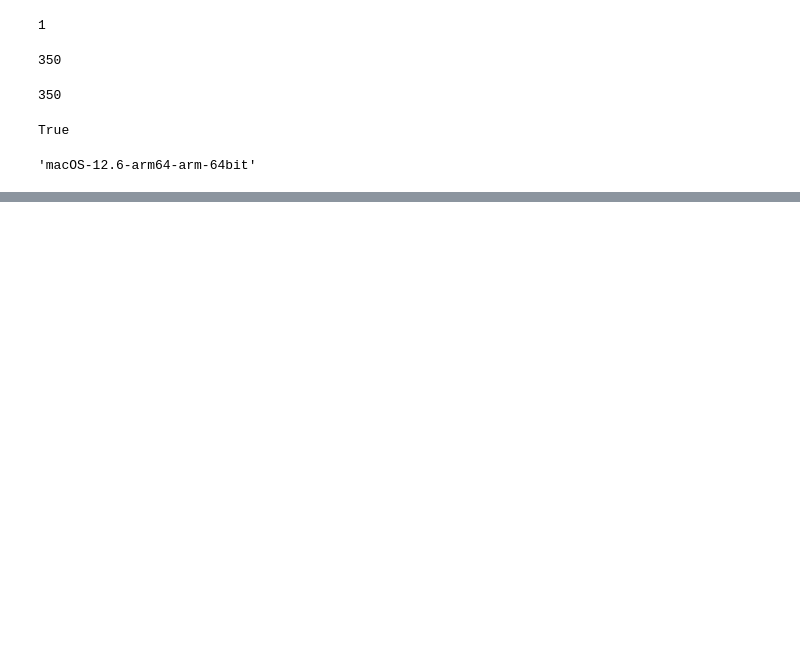
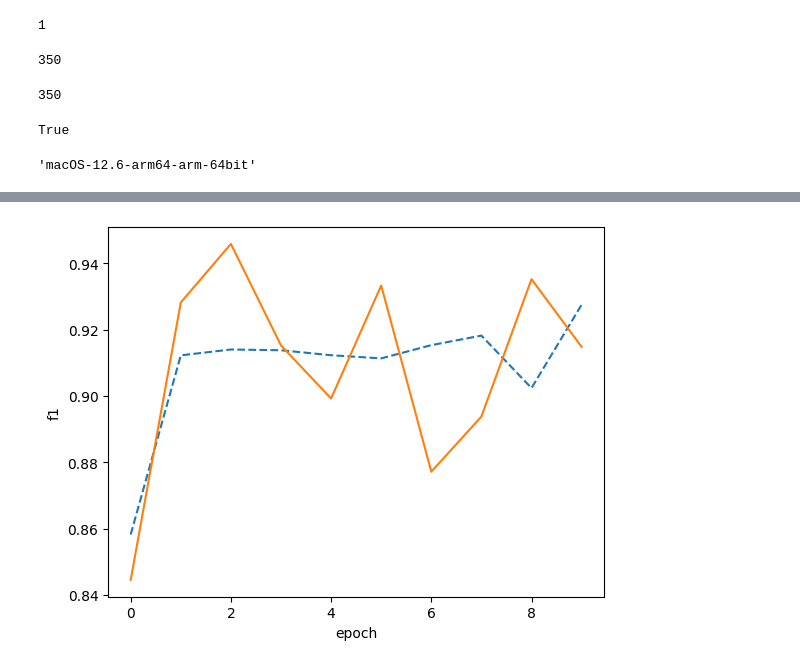
Before and after one commit to bhaba-ranjan/drug-discovery-ANN, a Jupyter notebook: discovery-ann.ipynb, the cells around one changed output, grey strips where cells are left out. Drawn from its saved outputs; the diff is of its cells as text; code cells hidden in the pictures; blank space fills up the shorter version.

```diff
--- a/discovery-ann.ipynb
+++ b/discovery-ann.ipynb
@@ -250,0 +297,16 @@ platform.platform()
+# %%
+ptest = np.array(history.history['precision']).reshape(len(history.history['loss']),1)
+ptrain= np.array(history.history['recall']).reshape(len(history.history['loss']),1)
+j = 2 * ptrain * ptest / (ptrain+ptest)
+
+ptest = np.array(history.history['val_precision']).reshape(len(history.history['loss']),1)
+ptrain= np.array(history.history['val_recall']).reshape(len(history.history['loss']),1)
+k = 2 * ptrain * ptest / (ptrain+ptest)
+plt.plot(j, '--')
+plt.plot(k,'-')
+plt.ylabel('f1')
+plt.xlabel('epoch')
+# plt.legend(['train', 'val'], loc='upper left')
+plt.show()
+# %% [output]
+[figure, added]
```
Also changed, not shown: parts of 9 cells of this notebook.
